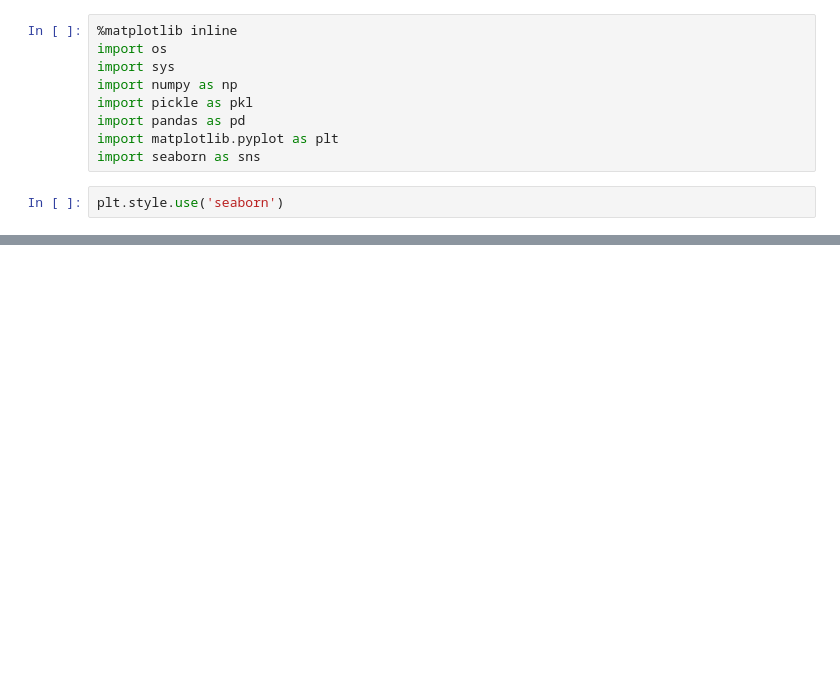
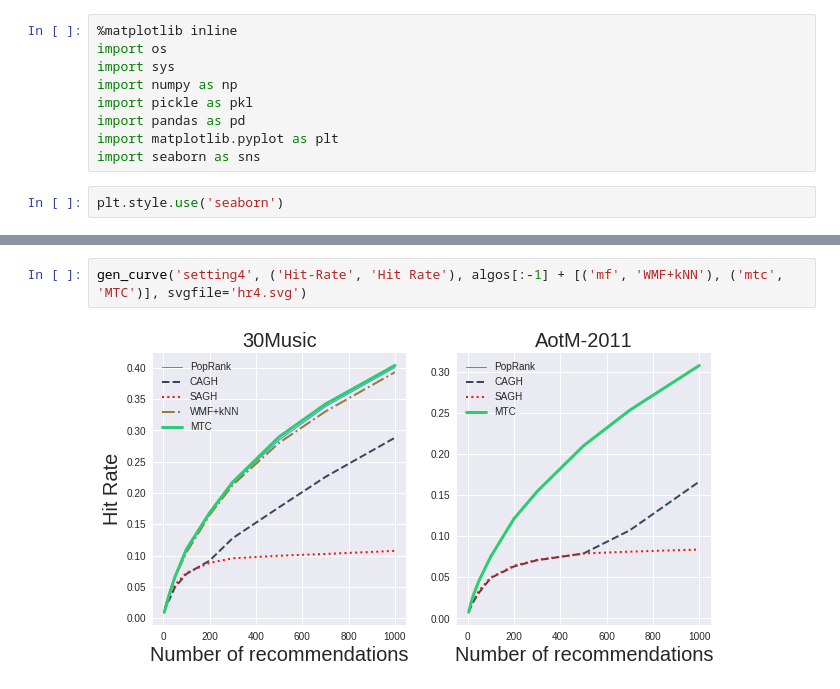
Before and after one commit to chengsoonong/digbeta, a Jupyter notebook: dchen/music/format_results.ipynb, the cells around one changed output, grey strips where cells are left out. Saved outputs shown, nothing was run; the diff lists cells and outputs as text; blank space fills up the shorter version.

```diff
--- a/dchen/music/format_results.ipynb
+++ b/dchen/music/format_results.ipynb
@@ -168,0 +300,4 @@ plt.savefig('%s-%d.svg' % (dataset_name, task))
+# %%
+gen_curve('setting4', ('Hit-Rate', 'Hit Rate'), algos[:-1] + [('mf', 'WMF+kNN'), ('mtc', 'MTC')], svgfile='hr4.svg')
+# %% [output]
+[figure, added]
```
Also changed, not shown: parts of 68 cells of this notebook.
